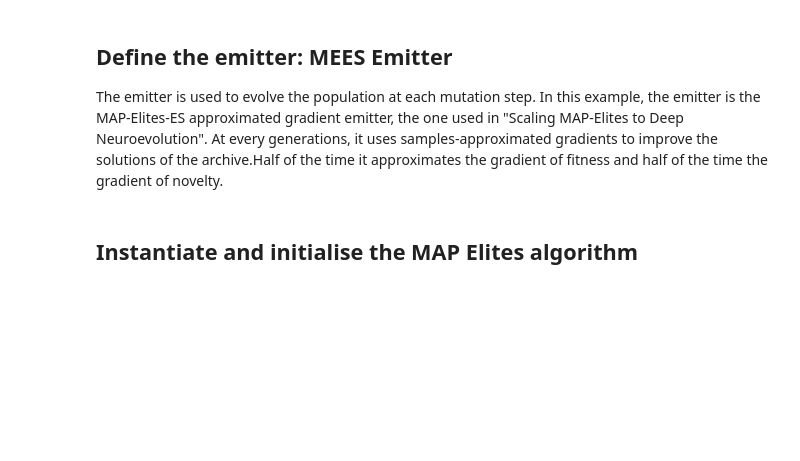
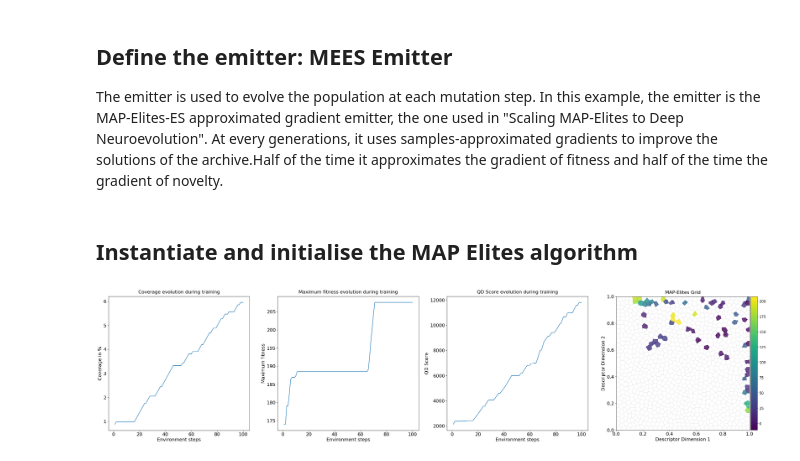
Before and after one commit to adaptive-intelligent-robotics/QDax, a Jupyter notebook: examples/mees.ipynb, the cells around one changed output. Cells and saved outputs as stored; diff of their text form; code cells hidden in the pictures; blank space fills up the shorter version.

```diff
--- a/examples/mees.ipynb
+++ b/examples/mees.ipynb
@@ -268,8 +234,44 @@ for i in range(num_loops):
+# %%
+log_period = 10
+num_loops = num_iterations // log_period
+
+metrics = dict.fromkeys(["iteration", "qd_score", "coverage", "max_fitness", "time"], jnp.array([]))
+csv_logger = CSVLogger(
+    "mees-logs.csv",
+    header=list(metrics.keys())
+)
+
+# Main loop
+map_elites_scan_update = map_elites.scan_update
+for i in range(num_loops):
+    start_time = time.time()
+    (
+        repertoire,
+        emitter_state,
+        key,
+    ), current_metrics = jax.lax.scan(
+        map_elites_scan_update,
+        (repertoire, emitter_state, key),
+        (),
+        length=log_period,
+    )
+    timelapse = time.time() - start_time
+
+    # Metrics
+    current_metrics["iteration"] = jnp.arange(1+log_period*i, 1+log_period*(i+1), dtype=jnp.int32)
+    current_metrics["time"] = jnp.repeat(timelapse, log_period)
+    metrics = jax.tree.map(lambda metric, current_metric: jnp.concatenate([metric, current_metric], axis=0), metrics, current_metrics)
+
+    # Log
+    csv_logger.log(jax.tree.map(lambda x: x[-1], metrics))
 # %%
 #@title Visualization
 
-# create the x-axis array
-env_steps = jnp.arange(num_iterations) * episode_length
+# Create the x-axis array
+env_steps = metrics["iteration"]
 
-# create the plots and the grid
-fig, axes = plot_map_elites_results(env_steps=env_steps, metrics=all_metrics, repertoire=repertoire, min_descriptor=min_descriptor, max_descriptor=max_descriptor)
+%matplotlib inline
+# Create the plots and the grid
+fig, axes = plot_map_elites_results(env_steps=env_steps, metrics=metrics, repertoire=repertoire, min_descriptor=min_descriptor, max_descriptor=max_descriptor)
+# %% [output]
+[figure, added]
```
Also changed, not shown: parts of 5 cells of this notebook, 28 other files.
